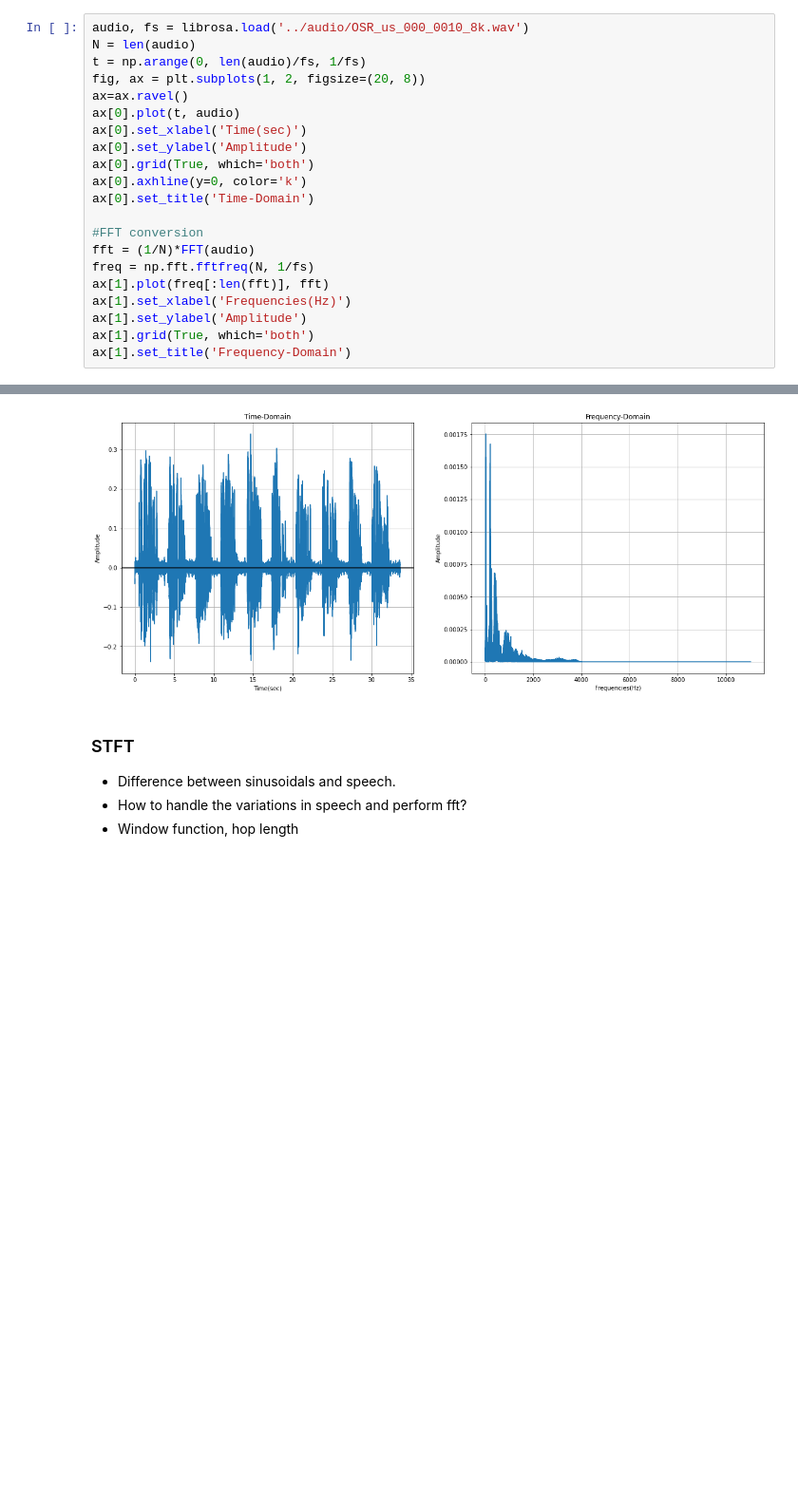
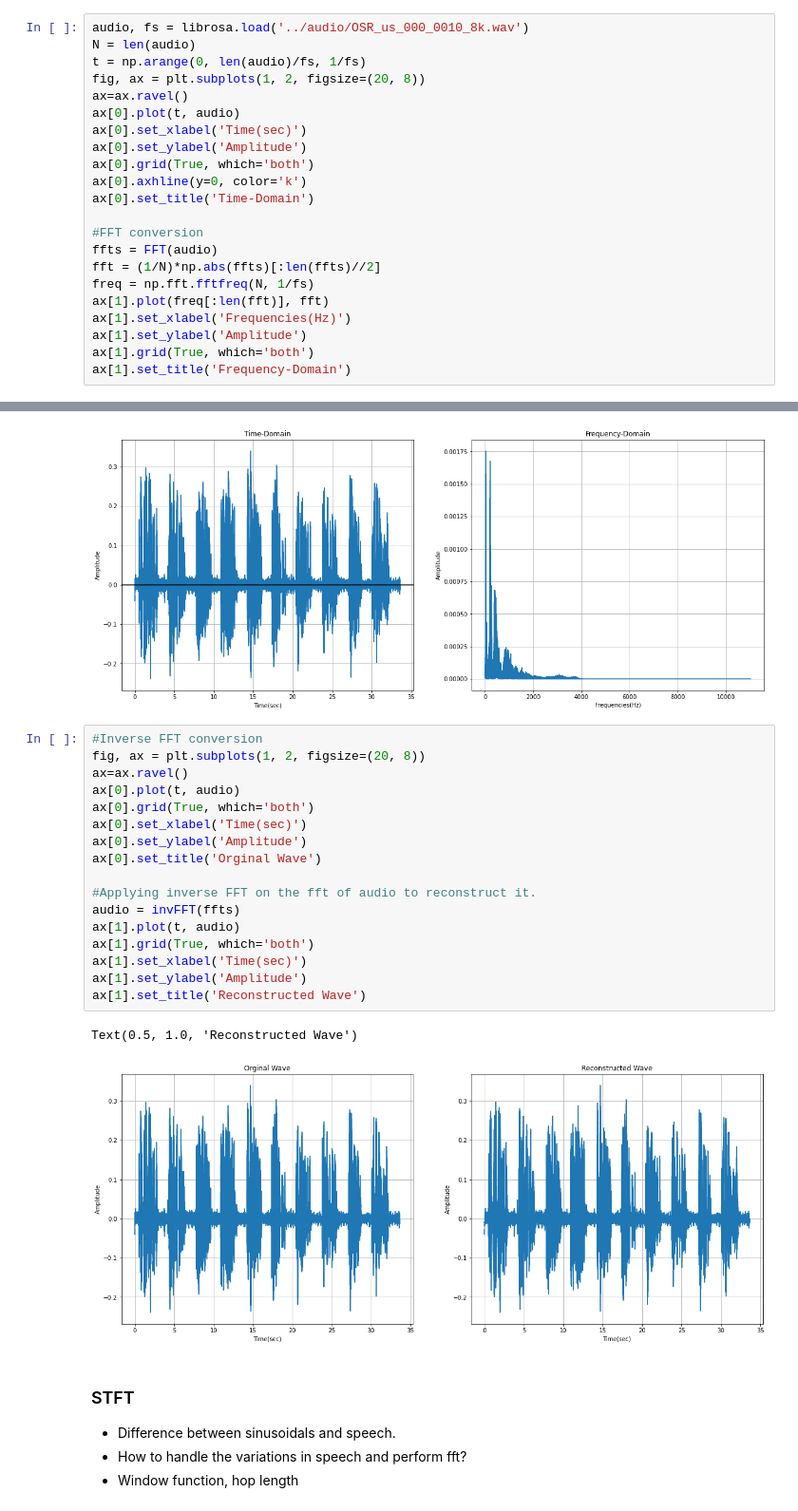
Before and after one commit to ftyers/iu-hse-asr-workshop, a Jupyter notebook: notebooks/Audio_Processing.ipynb, the cells around one changed output, grey strips where cells are left out. Shown at 95% size. Cells and saved outputs as stored; diff of their text form; blank space fills up the shorter version.

Commit message:
updates to audio preprocessing

```diff
--- a/notebooks/Audio_Processing.ipynb
+++ b/notebooks/Audio_Processing.ipynb
@@ -88,7 +118,8 @@ ax[0].axhline(y=0, color='k')
 ax[0].set_title('Time-Domain')
 
 #FFT conversion
-fft = (1/N)*FFT(audio)
+ffts = FFT(audio)
+fft = (1/N)*np.abs(ffts)[:len(ffts)//2]
 freq = np.fft.fftfreq(N, 1/fs)
 ax[1].plot(freq[:len(fft)], fft)
 ax[1].set_xlabel('Frequencies(Hz)')
@@ -98,6 +129,26 @@ ax[1].set_title('Frequency-Domain')
 # %% [output]
 Text(0.5, 1.0, 'Frequency-Domain')
 [figure]
+# %%
+#Inverse FFT conversion
+fig, ax = plt.subplots(1, 2, figsize=(20, 8))
+ax=ax.ravel()
+ax[0].plot(t, audio)
+ax[0].grid(True, which='both')
+ax[0].set_xlabel('Time(sec)')
+ax[0].set_ylabel('Amplitude')
+ax[0].set_title('Orginal Wave')
+
+#Applying inverse FFT on the fft of audio to reconstruct it.
+audio = invFFT(ffts)
+ax[1].plot(t, audio)
+ax[1].grid(True, which='both')
+ax[1].set_xlabel('Time(sec)')
+ax[1].set_ylabel('Amplitude')
+ax[1].set_title('Reconstructed Wave')
+# %% [output]
+Text(0.5, 1.0, 'Reconstructed Wave')
+[figure, added]
 # %% [markdown]
 ### STFT
 - Difference between sinusoidals and speech.
```
Also changed, not shown: parts of 6 cells of this notebook.
